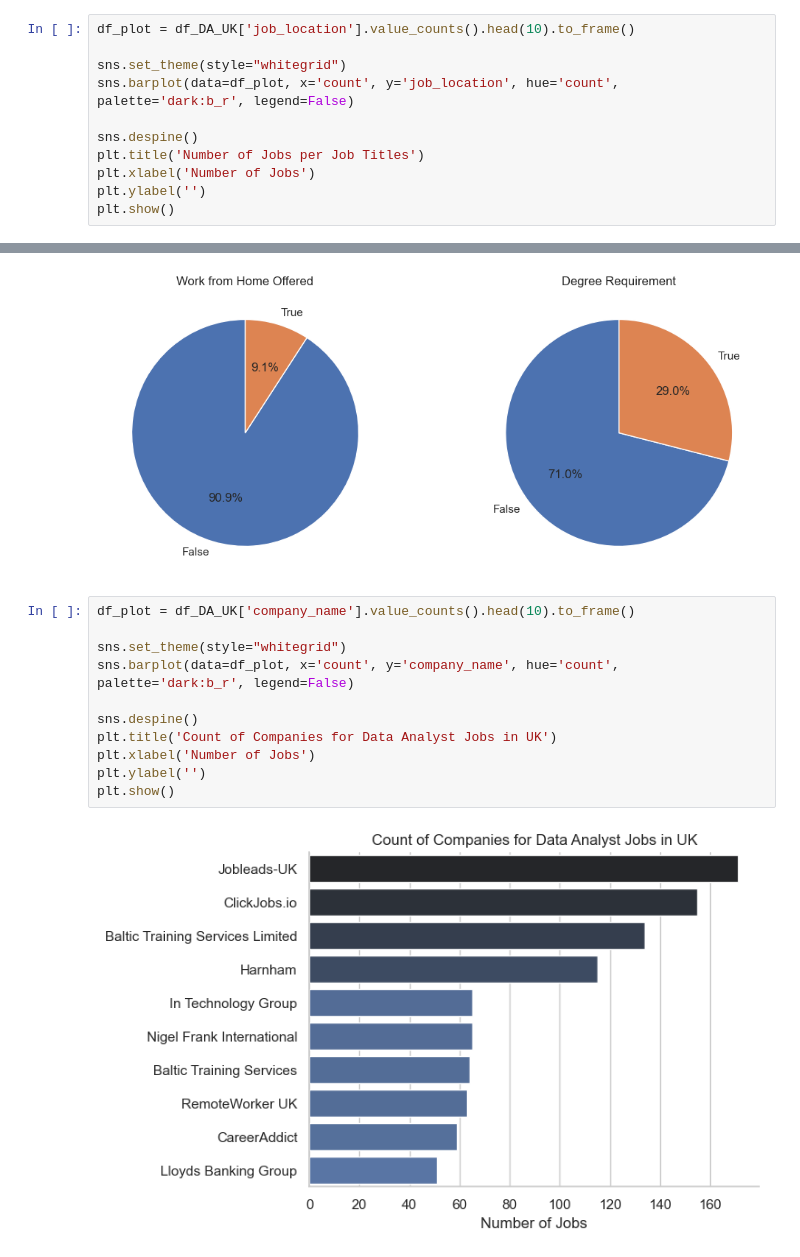
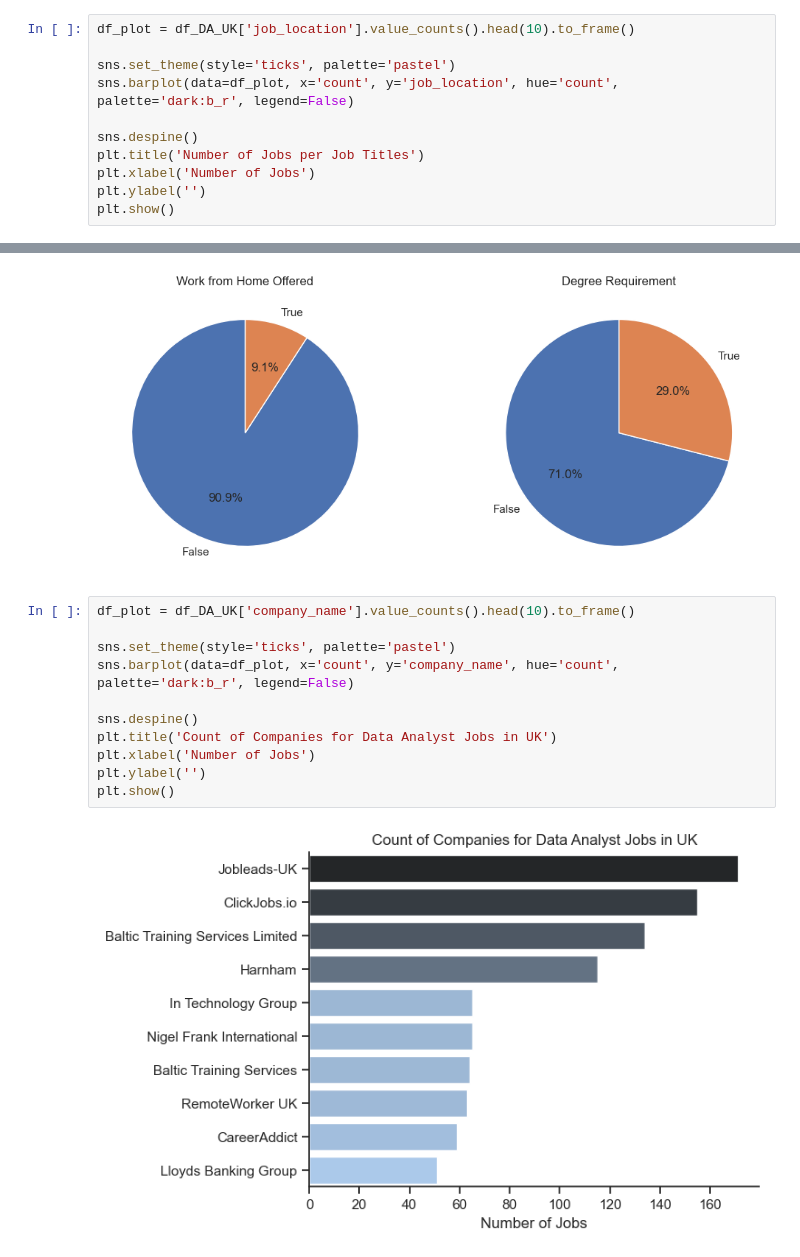
Before and after one commit to TomaSH123445/Python_project, a Jupyter notebook: 3_Project/1_EDA_Intro.ipynb, the cells around one changed output, grey strips where cells are left out. Cells and saved outputs as stored; diff of their text form.

```diff
--- a/3_Project/1_EDA_Intro.ipynb
+++ b/3_Project/1_EDA_Intro.ipynb
@@ -26,7 +24,7 @@ df_DA_UK = df[(df['job_title_short'] == 'Data Analyst') & (df['job_country'] ==
 # %%
 df_plot = df_DA_UK['job_location'].value_counts().head(10).to_frame()
 
-sns.set_theme(style="whitegrid")
+sns.set_theme(style='ticks', palette='pastel')
 sns.barplot(data=df_plot, x='count', y='job_location', hue='count', palette='dark:b_r', legend=False)
 
 sns.despine()
@@ -55,13 +53,13 @@ plt.show()
 # %%
 df_plot = df_DA_UK['company_name'].value_counts().head(10).to_frame()
 
-sns.set_theme(style="whitegrid")
+sns.set_theme(style='ticks', palette='pastel')
 sns.barplot(data=df_plot, x='count', y='company_name', hue='count', palette='dark:b_r', legend=False)
 
 sns.despine()
 plt.title('Count of Companies for Data Analyst Jobs in UK')
 plt.xlabel('Number of Jobs')
 plt.ylabel('')
 plt.show()
 # %% [output]
-[figure, old version]
+[figure, new version]
```
Also changed, not shown: parts of 2 cells of this notebook, 6 other files.
